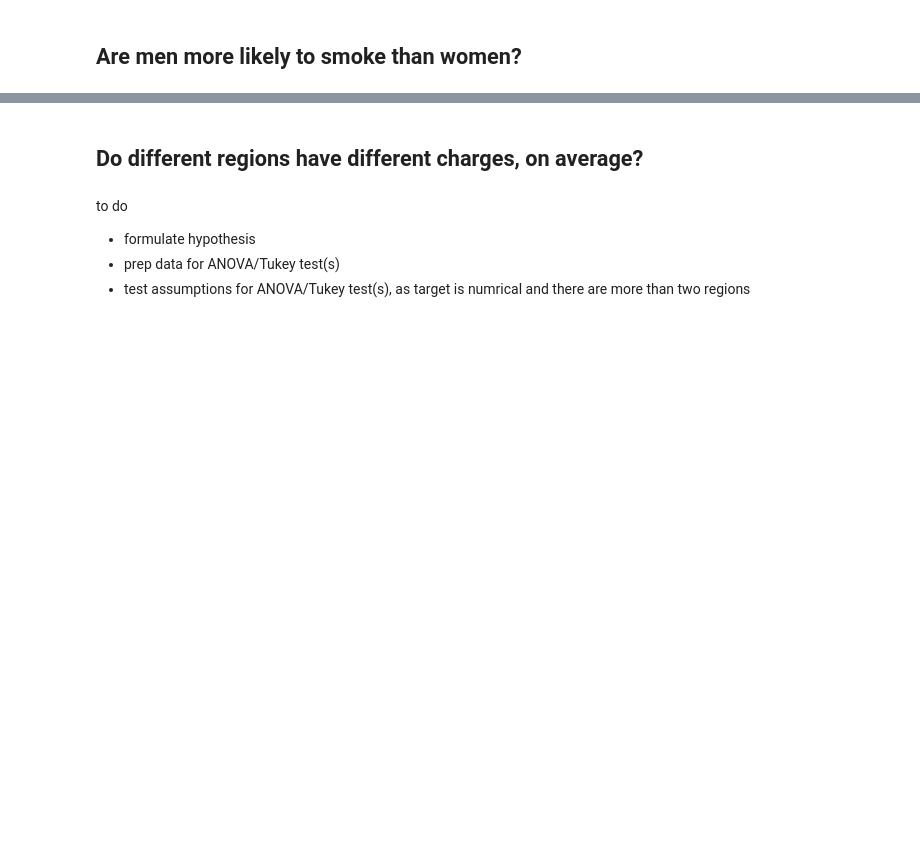
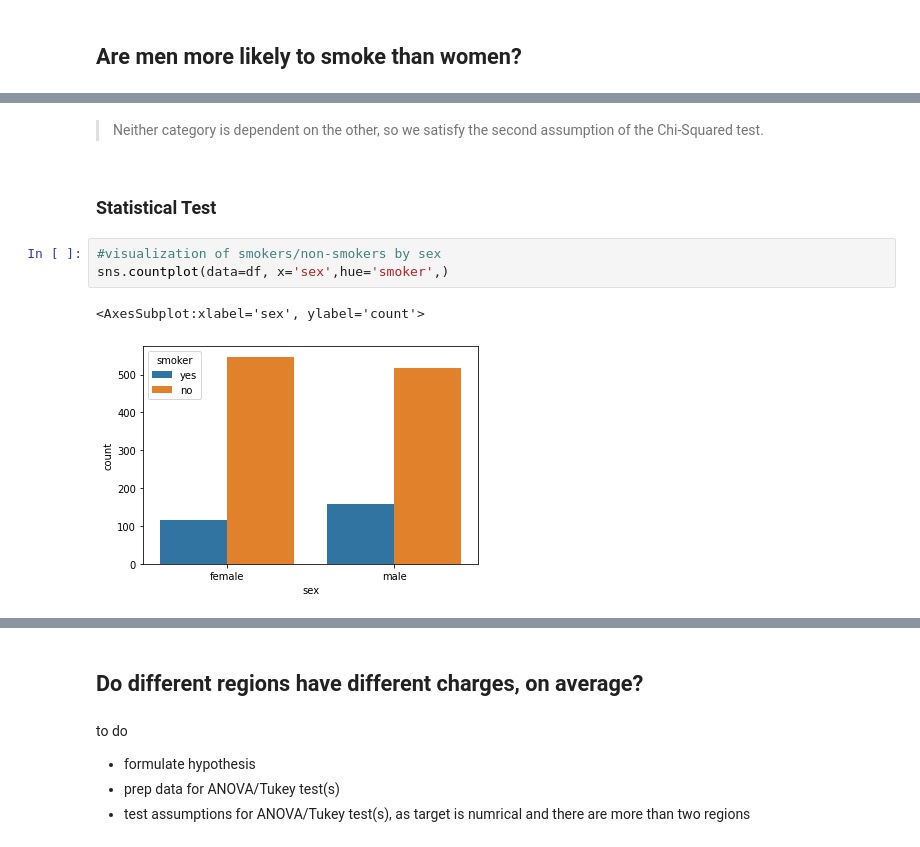
Before and after one commit to AislingGilder85/Week-15-Hypothesis-Testing-with-Insurance-Data-, a Jupyter notebook: Hypothesis Testing with Insurance Data (Core).ipynb, the cells around one changed output, grey strips where cells are left out. Saved outputs shown, nothing was run; the diff lists cells and outputs as text; blank space fills up the shorter version.

```diff
--- a/Hypothesis Testing with Insurance Data (Core).ipynb
+++ b/Hypothesis Testing with Insurance Data (Core).ipynb
@@ -214,0 +235,10 @@ to do
+# %% [markdown]
+>Neither category is dependent on the other, so we satisfy the second assumption of the Chi-Squared test.
+# %% [markdown]
+### Statistical Test
+# %%
+#visualization of smokers/non-smokers by sex
+sns.countplot(data=df, x='sex',hue='smoker',)
+# %% [output]
+<AxesSubplot:xlabel='sex', ylabel='count'>
+[figure, added]
```
Also changed, not shown: parts of 59 cells of this notebook.
